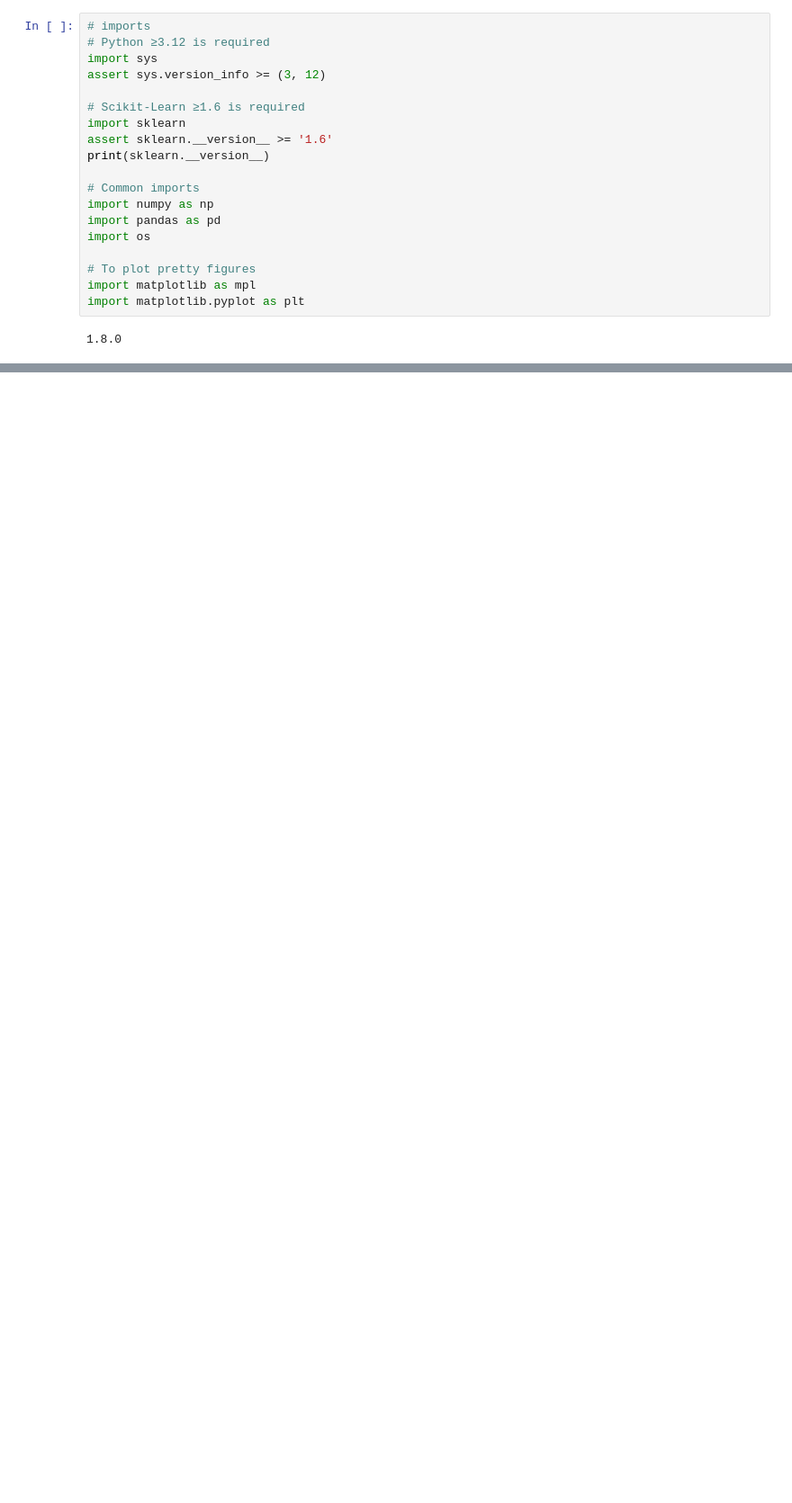
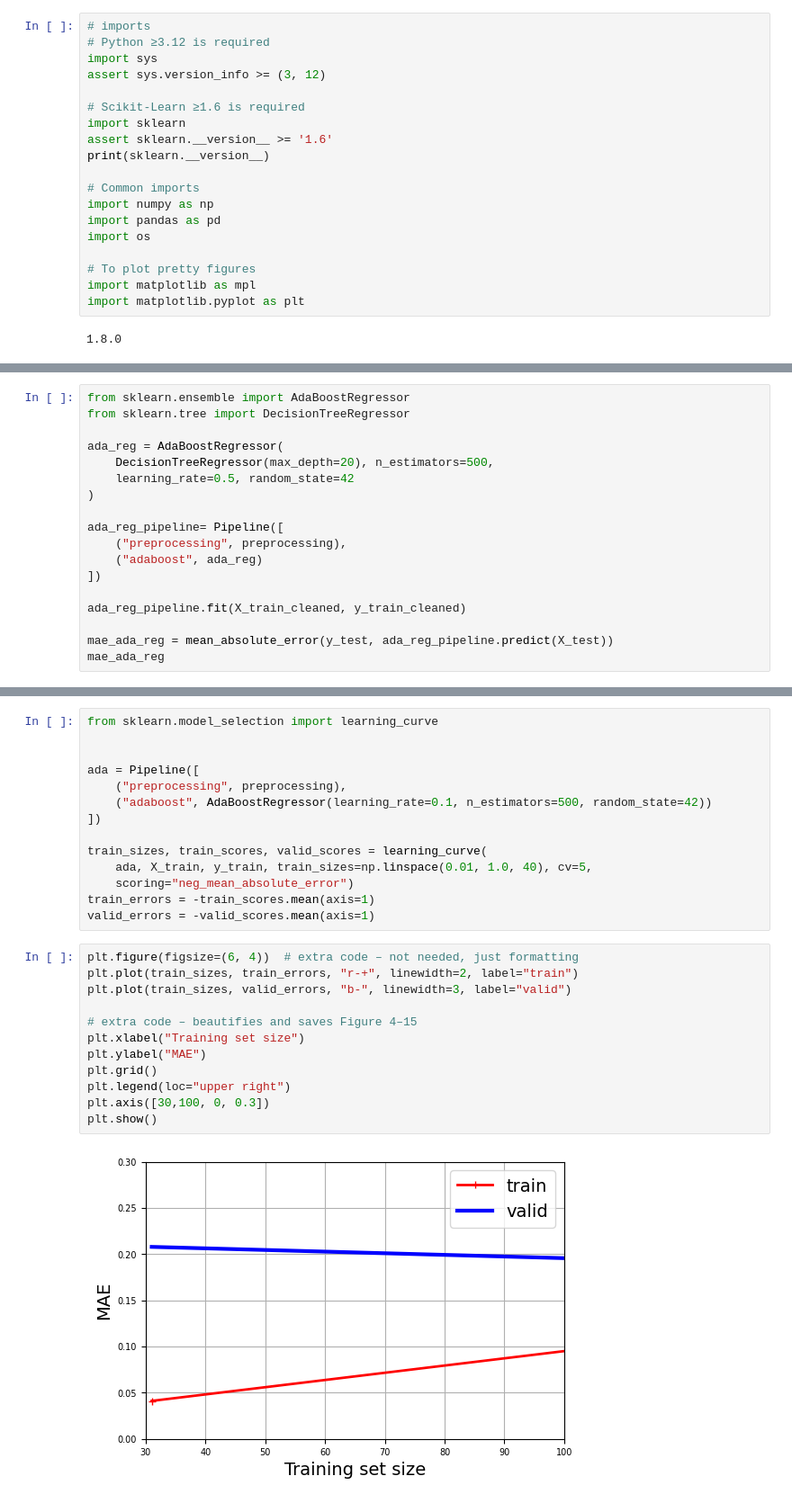
Before and after one commit to Arnz3/ml-project, a Jupyter notebook: werkje.ipynb, the cells around one changed output, grey strips where cells are left out. Shown at 90% size. Drawn from its saved outputs; the diff is of its cells as text; blank space fills up the shorter version.

```diff
--- a/werkje.ipynb
+++ b/werkje.ipynb
@@ -44,0 +763,18 @@ Name: ClassProgramStage, dtype: float64
+# %%
+from sklearn.ensemble import AdaBoostRegressor
+from sklearn.tree import DecisionTreeRegressor
+
+ada_reg = AdaBoostRegressor(
+    DecisionTreeRegressor(max_depth=20), n_estimators=500,
+    learning_rate=0.5, random_state=42
+)
+
+ada_reg_pipeline= Pipeline([
+    ("preprocessing", preprocessing),
+    ("adaboost", ada_reg)
+])
+
+ada_reg_pipeline.fit(X_train_cleaned, y_train_cleaned)
+
+mae_ada_reg = mean_absolute_error(y_test, ada_reg_pipeline.predict(X_test))
+mae_ada_reg
@@ -44,0 +924,28 @@ Name: ClassProgramStage, dtype: float64
+# %%
+from sklearn.model_selection import learning_curve
+
+
+ada = Pipeline([
+    ("preprocessing", preprocessing),
+    ("adaboost", AdaBoostRegressor(learning_rate=0.1, n_estimators=500, random_state=42))
+])
+
+train_sizes, train_scores, valid_scores = learning_curve(
+    ada, X_train, y_train, train_sizes=np.linspace(0.01, 1.0, 40), cv=5,
+    scoring="neg_mean_absolute_error")
+train_errors = -train_scores.mean(axis=1)
+valid_errors = -valid_scores.mean(axis=1)
+# %%
+plt.figure(figsize=(6, 4))  # extra code – not needed, just formatting
+plt.plot(train_sizes, train_errors, "r-+", linewidth=2, label="train")
+plt.plot(train_sizes, valid_errors, "b-", linewidth=3, label="valid")
+
+# extra code – beautifies and saves Figure 4–15
+plt.xlabel("Training set size")
+plt.ylabel("MAE")
+plt.grid()
+plt.legend(loc="upper right")
+plt.axis([30,100, 0, 0.3])
+plt.show()
+# %% [output]
+[figure, added]
```
Also changed, not shown: parts of 87 cells of this notebook, 1 other file.
